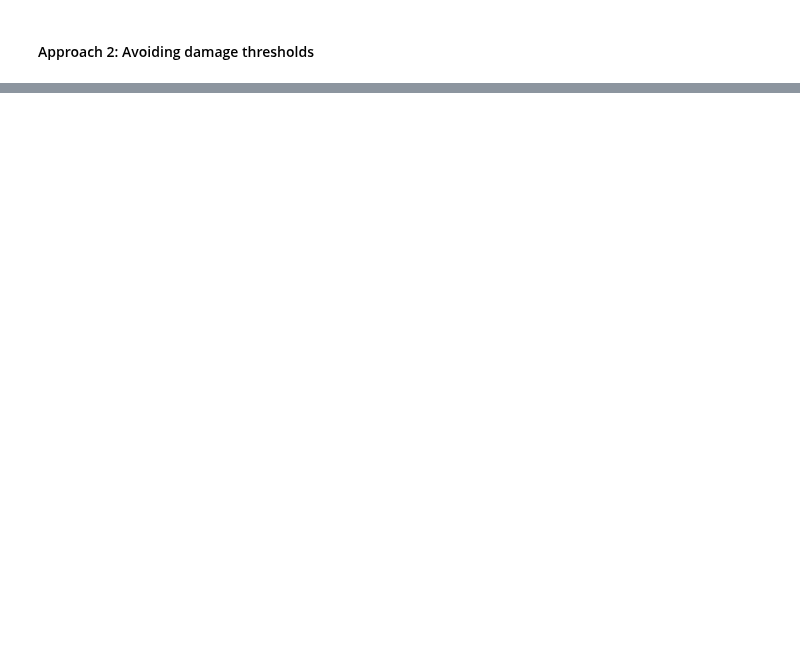
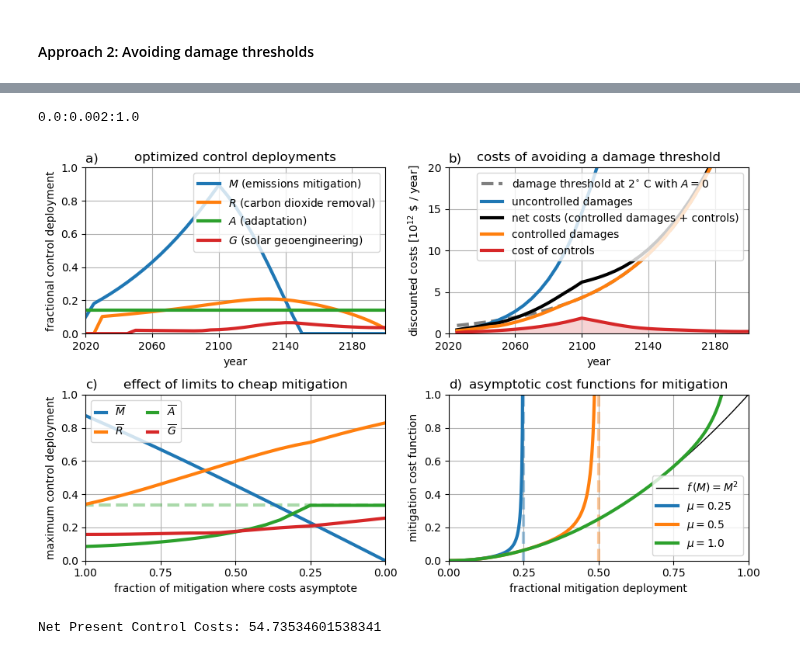
Before and after one commit to hdrake/OptimizeClimate, a Jupyter notebook: notebooks/1_default_figures.ipynb, the cells around one changed output, grey strips where cells are left out. Cells and saved outputs as stored; diff of their text form; code cells hidden in the pictures; blank space fills up the shorter version.

```diff
--- a/notebooks/1_default_figures.ipynb
+++ b/notebooks/1_default_figures.ipynb
@@ -98,0 +181,64 @@ Net Present Control Costs: 53.983763393411145
+# %%
+function f_asymp(α, mitigate_cost_limit)
+    idx = α .>= mitigate_cost_limit
+    ret = α .^ 2. ./ (1. .- exp.(20. *(α .- mitigate_cost_limit)))
+    ret[idx] .= NaN
+    return ret
+end
+α = 0.:0.002:1.0
+# %% [output]
+0.0:0.002:1.0
+# %%
+figure(figsize=(9.5,6))
+
+subplot(2,2,1)
+plot_controls(model)
+legend(loc="upper right")
+add_label("a)")
+
+subplot(2,2,2)
+plot_damages(model)
+legend(loc="upper right")
+add_label("b)")
+ylim([0, 20])
+
+subplot(2,2,3)
+plot([0., 1.], [1. /3, 1. /3], "C2--", alpha=0.4)
+plot(mitigate_cost_limits, stat_dict["mitigate"], label=L"$\overline{M}$")
+plot(mitigate_cost_limits, stat_dict["remove"], label=L"$\overline{R}$")
+plot(mitigate_cost_limits, stat_dict["adapt"], label=L"$\overline{A}$")
+plot(mitigate_cost_limits, stat_dict["geoeng"], label=L"$\overline{G}$")
+legend(loc = "upper left", ncol=2, handlelength=1.)
+ylim([0, 1.0])
+xlim([1.0, 0.])
+xticks([1., 0.75, 0.5, 0.25, 0.])
+grid(true)
+ylabel("maximum control deployment")
+title("effect of limits to cheap mitigation")
+title("c)", loc="left")
+xlabel("fraction of mitigation where costs asymptote")
+
+subplot(2,2,4)
+plot([0.25, 0.25], [0, 1], "C0--", alpha=0.4)
+plot([0.5, 0.5], [0, 1.], "C1--", alpha=0.4)
+plot(α, α.^2, "k-", lw=1., label=L"$f\,(M) = M^{2}$")
+for mitigate_cost_limit in [0.25, 0.5, 1.0]
+    plot(α, f_asymp(α, mitigate_cost_limit), label=latexstring(L"$μ = $",mitigate_cost_limit))
+end
+xlim([0,1])
+ylim([0,1])
+xticks([0., 0.25, 0.5, 0.75, 1.])
+legend(loc="lower right")
+ylabel("mitigation cost function")
+xlabel("fractional mitigation deployment")
+title("asymptotic cost functions for mitigation")
+title("d)", loc="left")
+grid(true)
+
+tight_layout()
+savefig("../figures/default-temp_controls_and_damages.pdf", dpi=150, bbox_inches="tight")
+
+print("Net Present Control Costs: ", discounted_total_control_cost(model))
+# %% [output]
+[figure, added]
+Net Present Control Costs: 54.73534601538341
```
Also changed, not shown: parts of 9 cells of this notebook, 24 other files.
